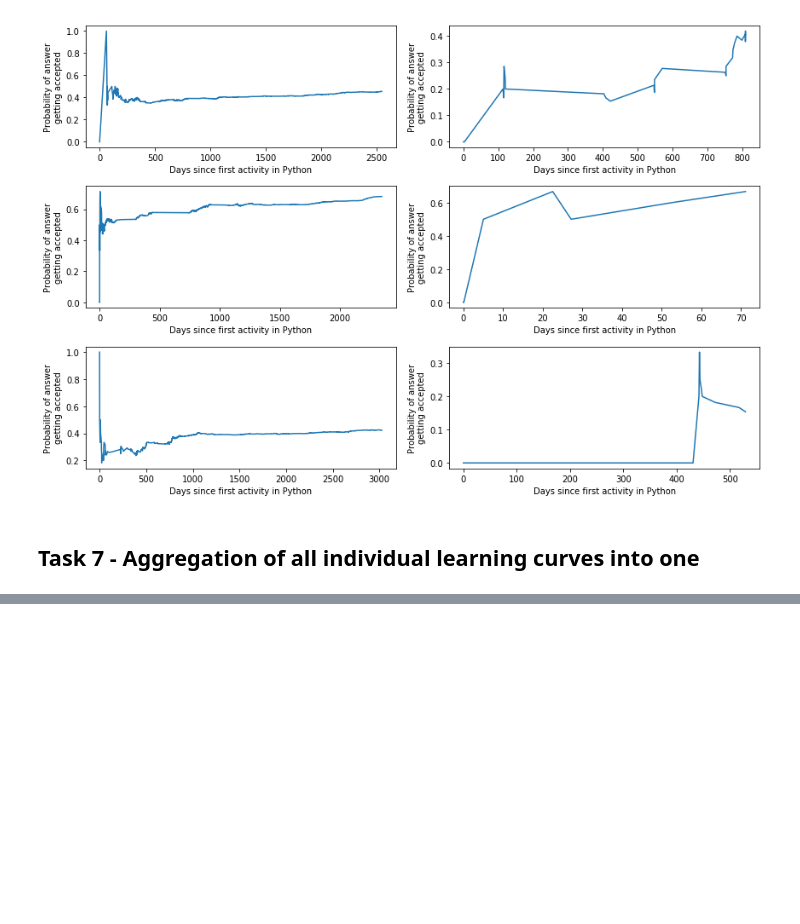
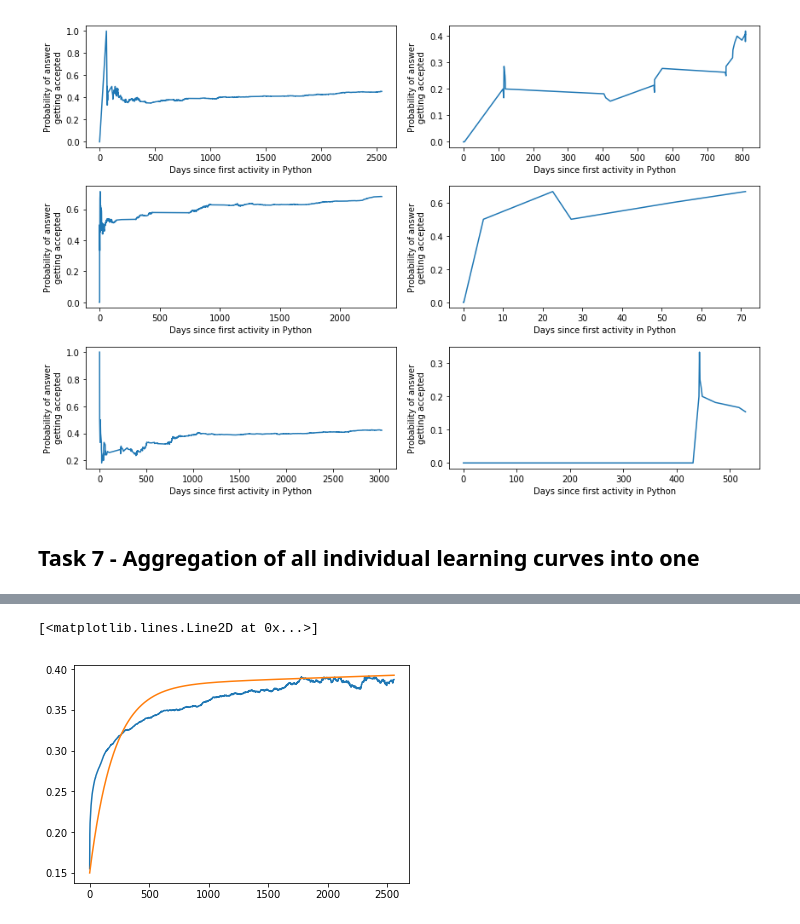
Before and after one commit to live-wire/overflow, a Jupyter notebook: ProbAccAnswerAllLanguages.ipynb, the cells around one changed output, grey strips where cells are left out. Saved outputs shown, nothing was run; the diff lists cells and outputs as text; code cells hidden in the pictures; blank space fills up the shorter version.

```diff
--- a/ProbAccAnswerAllLanguages.ipynb
+++ b/ProbAccAnswerAllLanguages.ipynb
@@ -291,0 +340,7 @@ aggregateIndividualLearningCurves(PYTsummaryTableProbAccAnswer,0,100,"Python")
+# %%
+#plotting model - my experiments
+plt.plot(Rx_all,Rprobs)
+plt.plot(Rx_all,negExpoModified(t=Rx_all,S0=0.15,M=0.38,lbda=0.005,k=0.000005))
+# %% [output]
+[<matplotlib.lines.Line2D at 0x...>]
+[figure, added]
```
Also changed, not shown: parts of 14 cells of this notebook.
